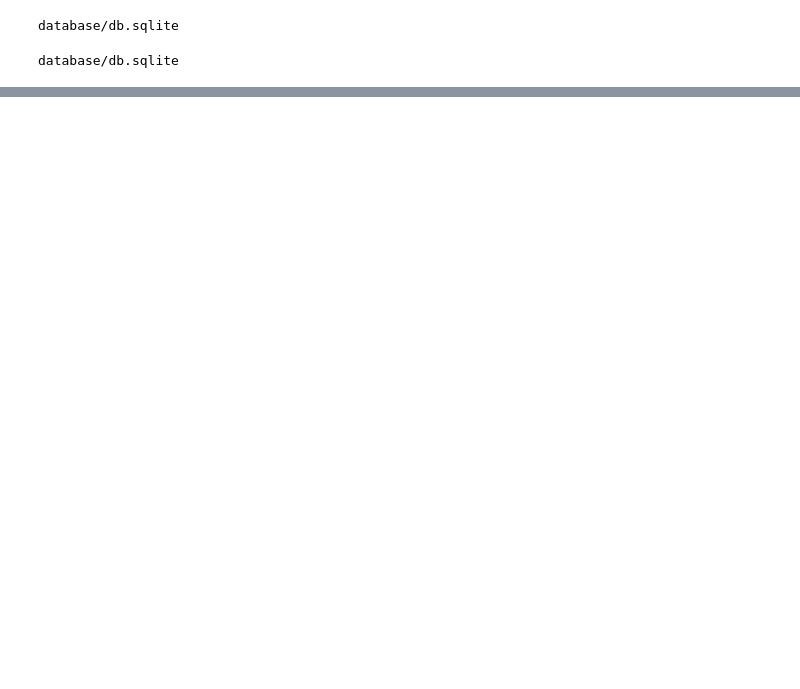
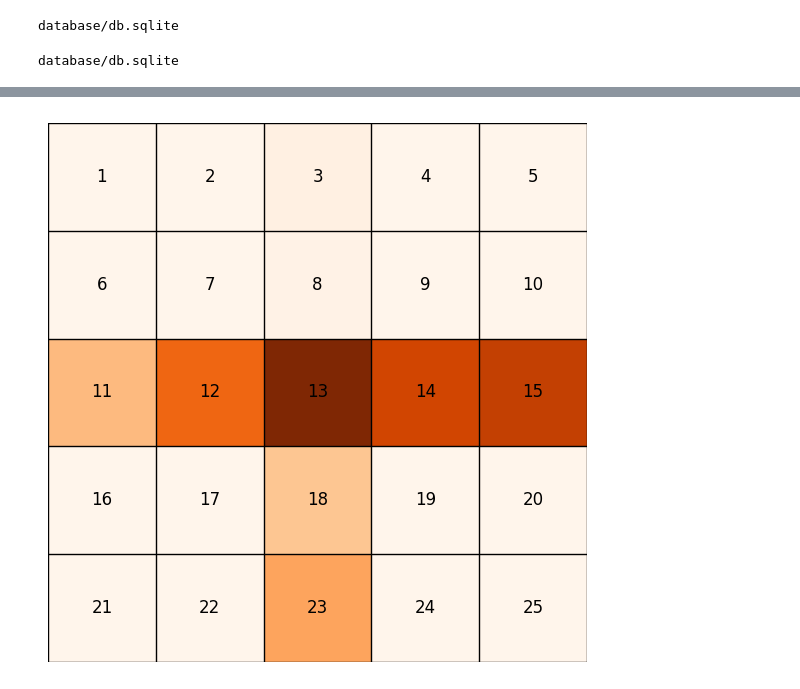
Before and after one commit to bobykhani/revolve2, a Jupyter notebook: experiments/optimize_modular_v2/analysis_v3.ipynb, the cells around one changed output, grey strips where cells are left out. Drawn from its saved outputs; the diff is of its cells as text; code cells hidden in the pictures; blank space fills up the shorter version.

```diff
--- a/experiments/optimize_modular_v2/analysis_v3.ipynb
+++ b/experiments/optimize_modular_v2/analysis_v3.ipynb
@@ -165,0 +225,52 @@ all_data_values.sort_values(by=['sum_mask'],ascending=False).head(10)
+# %%
+def compute_density(full, spider_mask):
+    # List to store all the occurrences
+    all_occurrences = []
+
+    # Process all the brain masks in the dataset
+    for brain_mask_str in full['brain_mask']:
+        brain_mask = ast.literal_eval(brain_mask_str)
+        brain_mask = np.array(brain_mask).astype(int)
+
+        res_spider = np.array(brain_mask) * spider_mask
+        filtered = res_spider[res_spider != 0]
+
+        all_occurrences.extend(filtered)
+
+    # Aggregate the count of occurrences for each rectangle ID
+    unique, counts = np.unique(all_occurrences, return_counts=True)
+    density = dict(zip(unique, counts))
+
+    return density
+
+def draw_grid_with_density(density):
+    fig, ax = plt.subplots(figsize=(7, 7))
+
+    # Draw the grid lines
+    for x in range(6):
+        ax.axhline(x, color='black', linewidth=1)
+        ax.axvline(x, color='black', linewidth=1)
+
+    # Label the grid points with unique IDs
+    labels = np.arange(1, 26).reshape(5, 5)
+    max_density = max(density.values()) if density else 1  # to avoid division by zero
+
+    for i in range(5):
+        for j in range(5):
+            cell_id = labels[i, j]
+            count = density.get(cell_id, 0)
+            color_intensity = count / max_density
+            ax.add_patch(plt.Rectangle((j, 4-i), 1, 1, facecolor=plt.cm.Oranges(color_intensity)))
+            ax.text(j+0.5, 4.5-i, str(cell_id), ha='center', va='center', fontsize=12, color="black")
+
+    ax.set_xlim(0, 5)
+    ax.set_ylim(0, 5)
+    ax.set_aspect('equal', 'box')
+    ax.axis('off')  # Turn off the axis
+
+    plt.show()
+
+density = compute_density(full, spider_mask)
+draw_grid_with_density(density)
+# %% [output]
+[figure, added]
```
Also changed, not shown: parts of 10 cells of this notebook, 3 other files.
